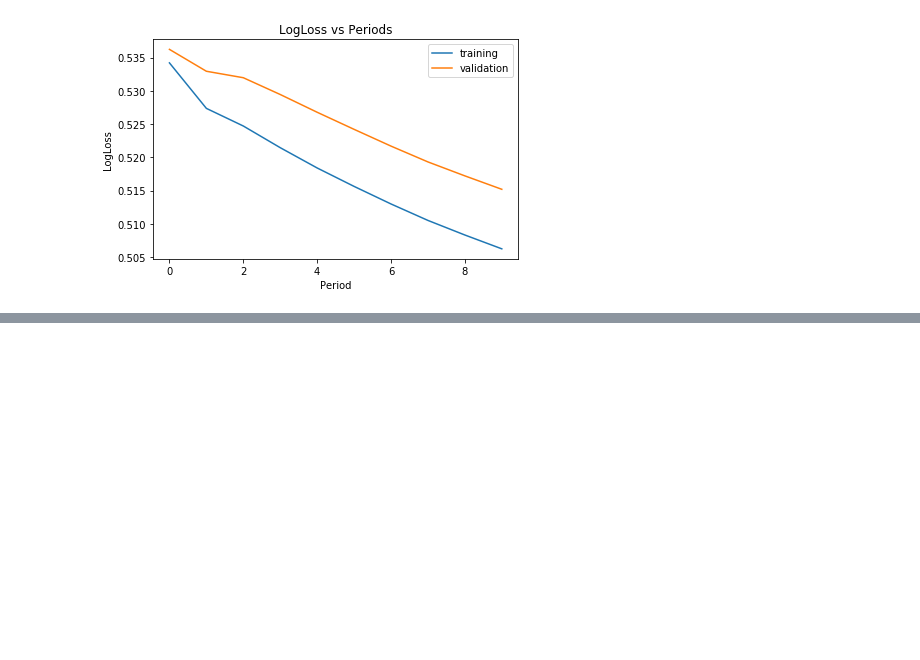
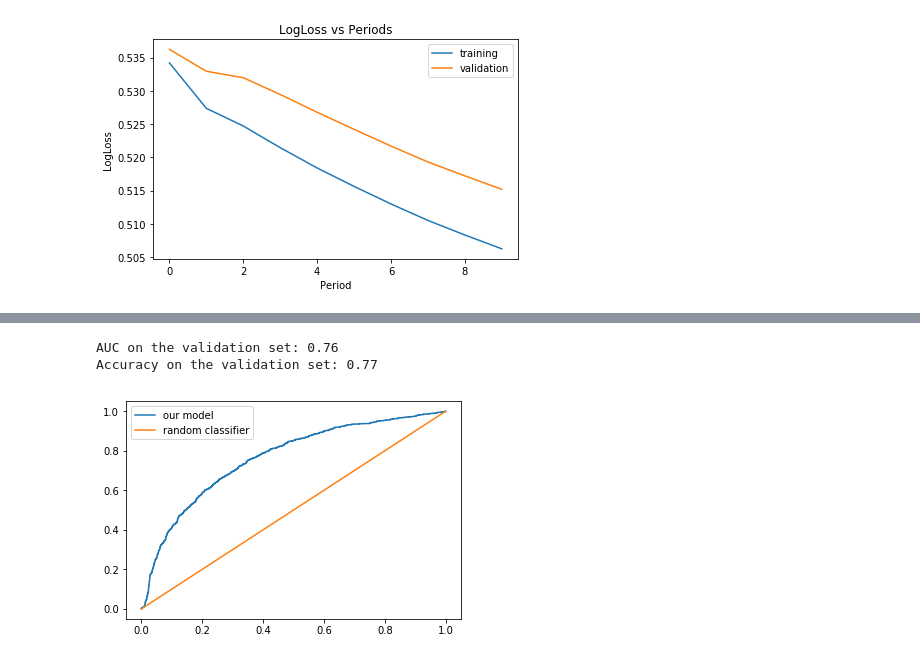
Before and after one commit to AustinSong/ml-crash-course, a Jupyter notebook: programming_exercises/Logistic Regression.ipynb, the cells around one changed output, grey strips where cells are left out. Cells and saved outputs as stored; diff of their text form; code cells hidden in the pictures; blank space fills up the shorter version.

```diff
--- a/programming_exercises/Logistic Regression.ipynb
+++ b/programming_exercises/Logistic Regression.ipynb
@@ -381,0 +384,5 @@ Model training finished
+# %%
+predict_validation_input_fn = lambda: my_input_fn(validation_examples,
+                                                      validation_targets["median_house_value_is_high"],
+                                                      num_epochs=1,
+                                                      shuffle=False)
@@ -381,0 +402,18 @@ Model training finished
+# %%
+print("AUC on the validation set: %0.2f" % eval_metrics['auc'])
+print("Accuracy on the validation set: %0.2f" % eval_metrics['accuracy'])
+# %% [output]
+AUC on the validation set: 0.76
+Accuracy on the validation set: 0.77
+# %%
+validation_probabilities = linear_classifier.predict(input_fn=predict_validation_input_fn)
+# get probabilities for positive class
+validation_probabilities = np.array([item['probabilities'][1] for item in validation_probabilities])
+
+false_positive_rate, true_positive_rate, thresholds = metrics.roc_curve(
+    validation_targets, validation_probabilities)
+plt.plot(false_positive_rate, true_positive_rate, label="our model")
+plt.plot([0,1], label="random classifier")
+_ = plt.legend(loc=2)
+# %% [output]
+[figure, added]
```
Also changed, not shown: parts of 3 cells of this notebook.
